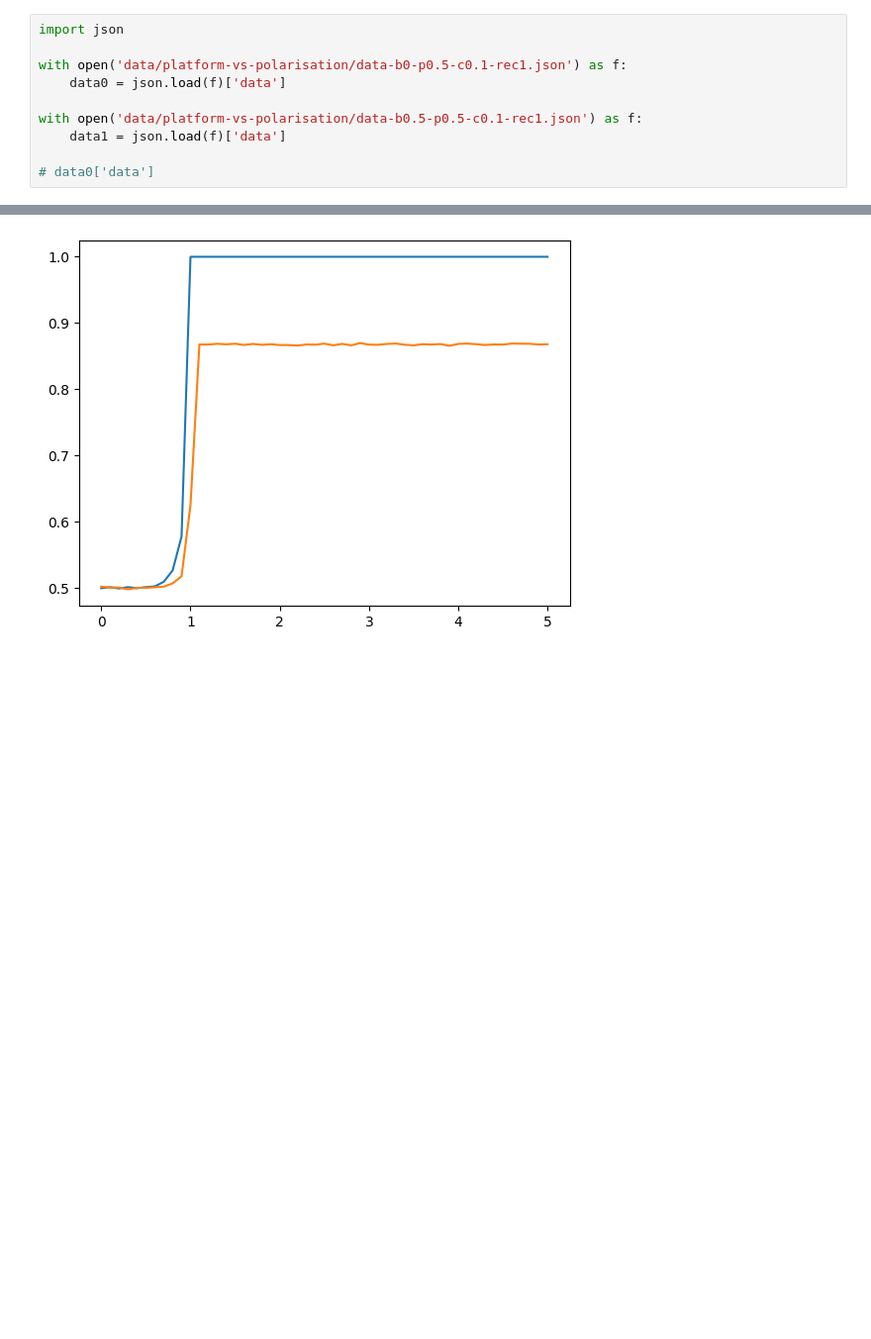
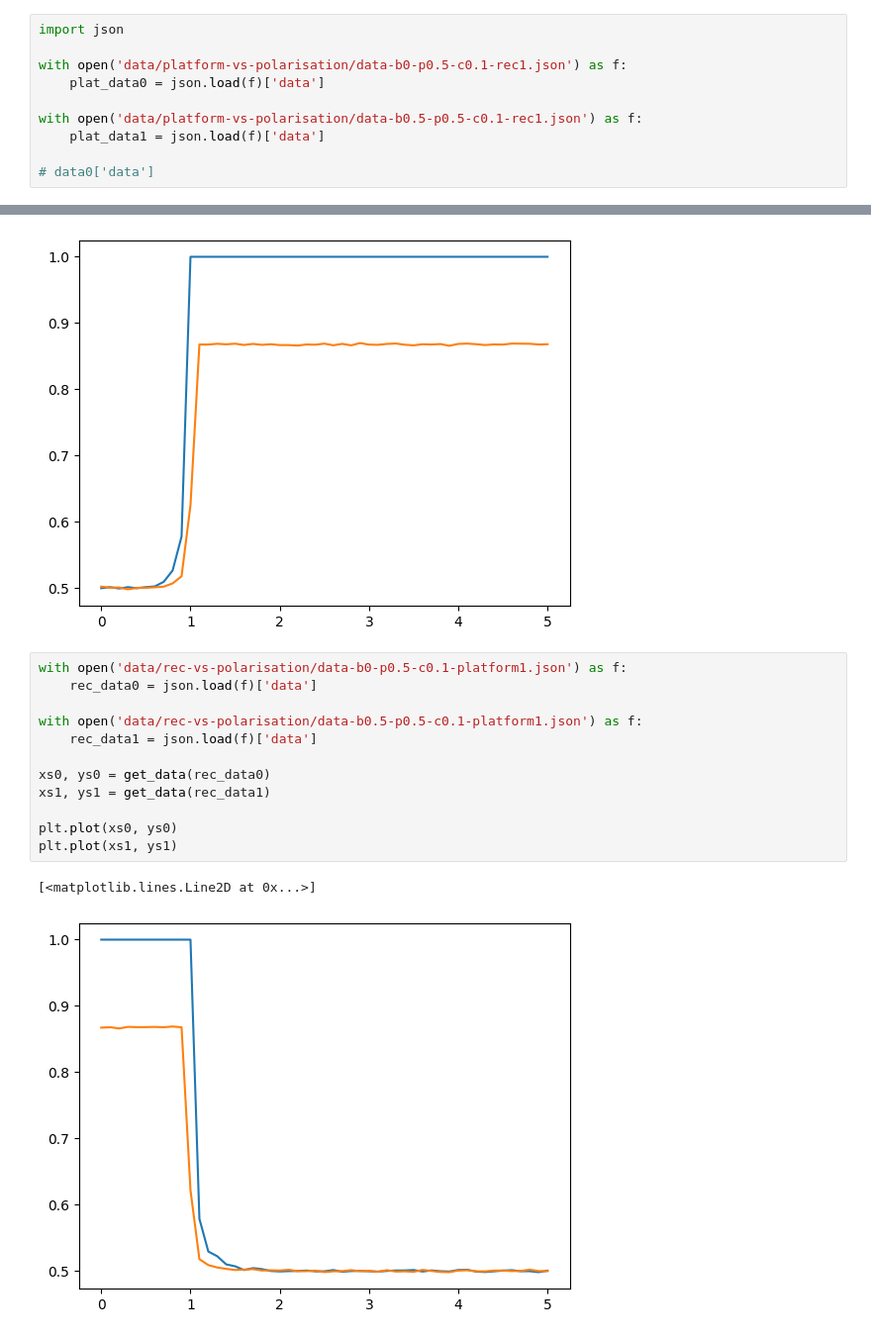
Before and after one commit to jasperpato/Social_Media_Simulator, a Jupyter notebook: simulate.ipynb, the cells around one changed output, grey strips where cells are left out. Shown: that part at 99% size. Cells and saved outputs as stored; diff of their text form; blank space fills up the shorter version.

```diff
--- a/simulate.ipynb
+++ b/simulate.ipynb
@@ -4,10 +4,10 @@ Graph fraction of agents conforming to platform's opinion against level of platf
 import json
 
 with open('data/platform-vs-polarisation/data-b0-p0.5-c0.1-rec1.json') as f:
-	data0 = json.load(f)['data']
+	plat_data0 = json.load(f)['data']
 
 with open('data/platform-vs-polarisation/data-b0.5-p0.5-c0.1-rec1.json') as f:
-	data1 = json.load(f)['data']
+	plat_data1 = json.load(f)['data']
 
 # data0['data']
 # %%
@@ -32,3 +32,18 @@ plt.plot(xs1, ys1)
 # %% [output]
 [<matplotlib.lines.Line2D at 0x...>]
 [figure]
+# %%
+with open('data/rec-vs-polarisation/data-b0-p0.5-c0.1-platform1.json') as f:
+	rec_data0 = json.load(f)['data']
+
+with open('data/rec-vs-polarisation/data-b0.5-p0.5-c0.1-platform1.json') as f:
+	rec_data1 = json.load(f)['data']
+
+xs0, ys0 = get_data(rec_data0)
+xs1, ys1 = get_data(rec_data1)
+
+plt.plot(xs0, ys0)
+plt.plot(xs1, ys1)
+# %% [output]
+[<matplotlib.lines.Line2D at 0x...>]
+[figure, added]
```
Also changed, not shown: parts of 1 cell of this notebook, 2 other files.
